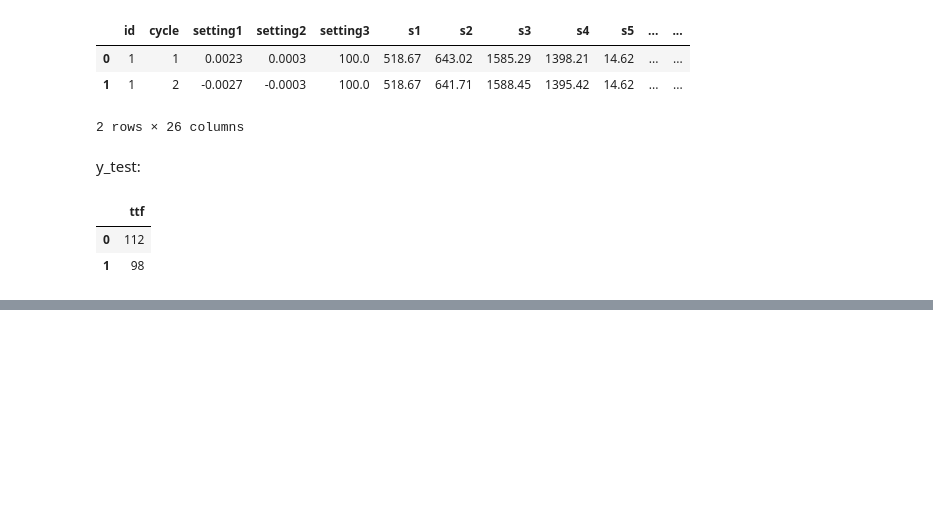
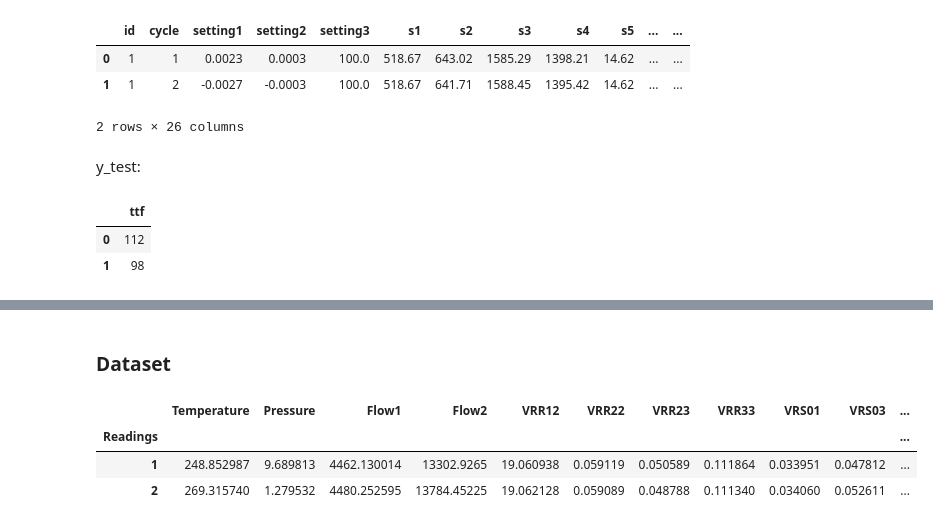
Before and after one commit to waico/tsad, a Jupyter notebook: Tutorials/datasets-importing.ipynb, the cells around one changed output, grey strips where cells are left out. Drawn from its saved outputs; the diff is of its cells as text; code cells hidden in the pictures; blank space fills up the shorter version.

```diff
--- a/Tutorials/datasets-importing.ipynb
+++ b/Tutorials/datasets-importing.ipynb
@@ -177,0 +259,9 @@ dataset.frame[2].head(2)
+# %% [markdown]
+### Dataset
+# %%
+dataset.frame.head(2)
+# %% [output]
+|  | Temperature | Pressure | Flow1 | Flow2 | VRR12 | VRR22 | VRR23 | VRR33 | VRS01 | VRS03 | ... |
+| Readings |  |  |  |  |  |  |  |  |  |  | ... |
+| 1 | 248.852987 | 9.689813 | 4462.130014 | 13302.9265 | 19.060938 | 0.059119 | 0.050589 | 0.111864 | 0.033951 | 0.047812 | ... |
+| 2 | 269.315740 | 1.279532 | 4480.252595 | 13784.45225 | 19.062128 | 0.059089 | 0.048788 | 0.111340 | 0.034060 | 0.052611 | ... |
```
Also changed, not shown: parts of 40 cells of this notebook, 1 other file.
